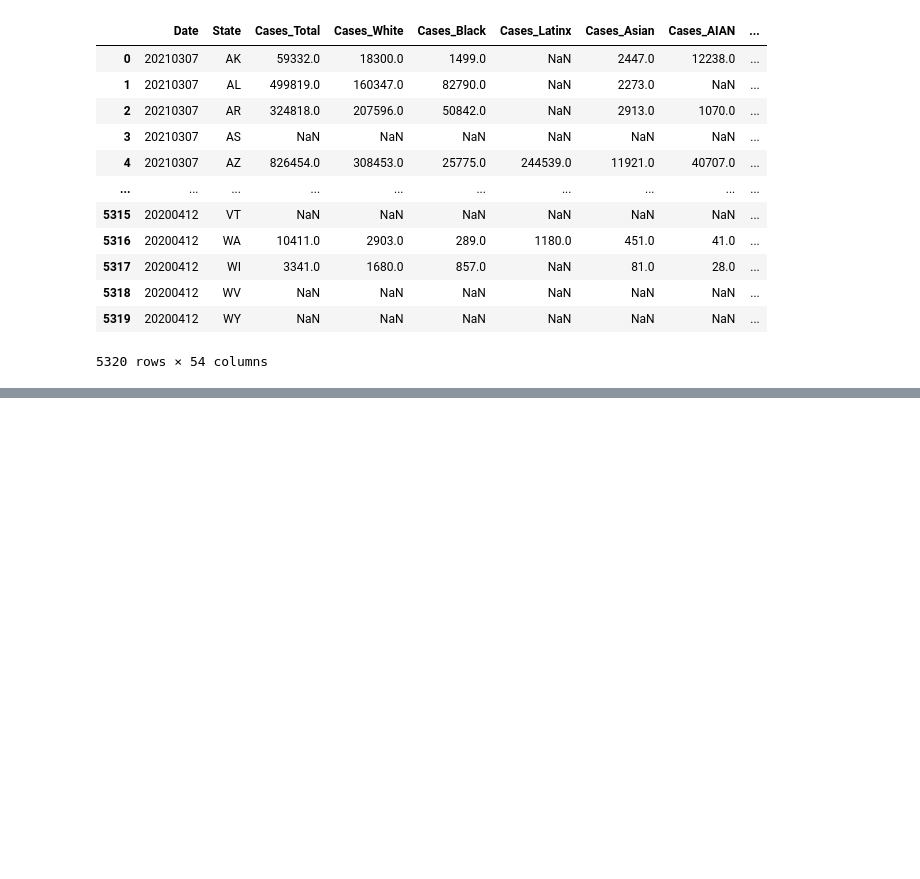
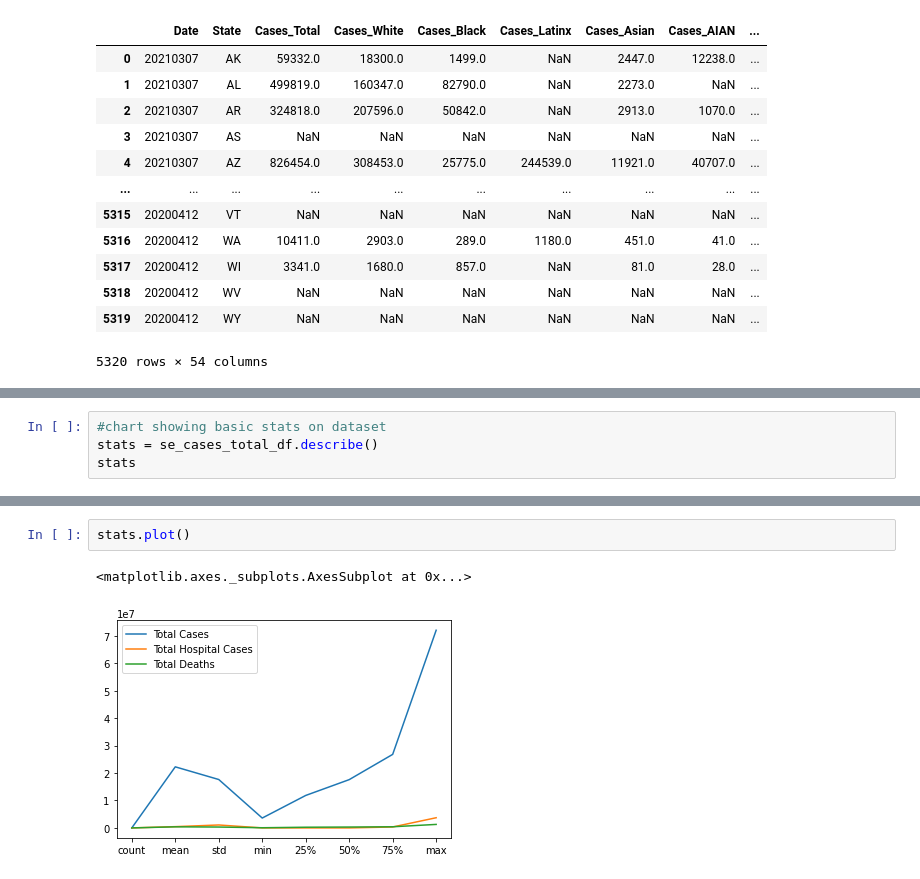
Before and after one commit to burnettaw/CMBKS-Group-5, a Jupyter notebook: covid_analysis_G1-3.ipynb, the cells around one changed output, grey strips where cells are left out. Drawn from its saved outputs; the diff is of its cells as text; blank space fills up the shorter version.

```diff
--- a/covid_analysis_G1-3.ipynb
+++ b/covid_analysis_G1-3.ipynb
@@ -199,0 +148,4 @@ covid_case_totals_se
+# %%
+#chart showing basic stats on dataset
+stats = se_cases_total_df.describe()
+stats
@@ -199,0 +162,5 @@ covid_case_totals_se
+# %%
+stats.plot()
+# %% [output]
+<matplotlib.axes._subplots.AxesSubplot at 0x...>
+[figure, added]
```
Also changed, not shown: parts of 22 cells of this notebook.
